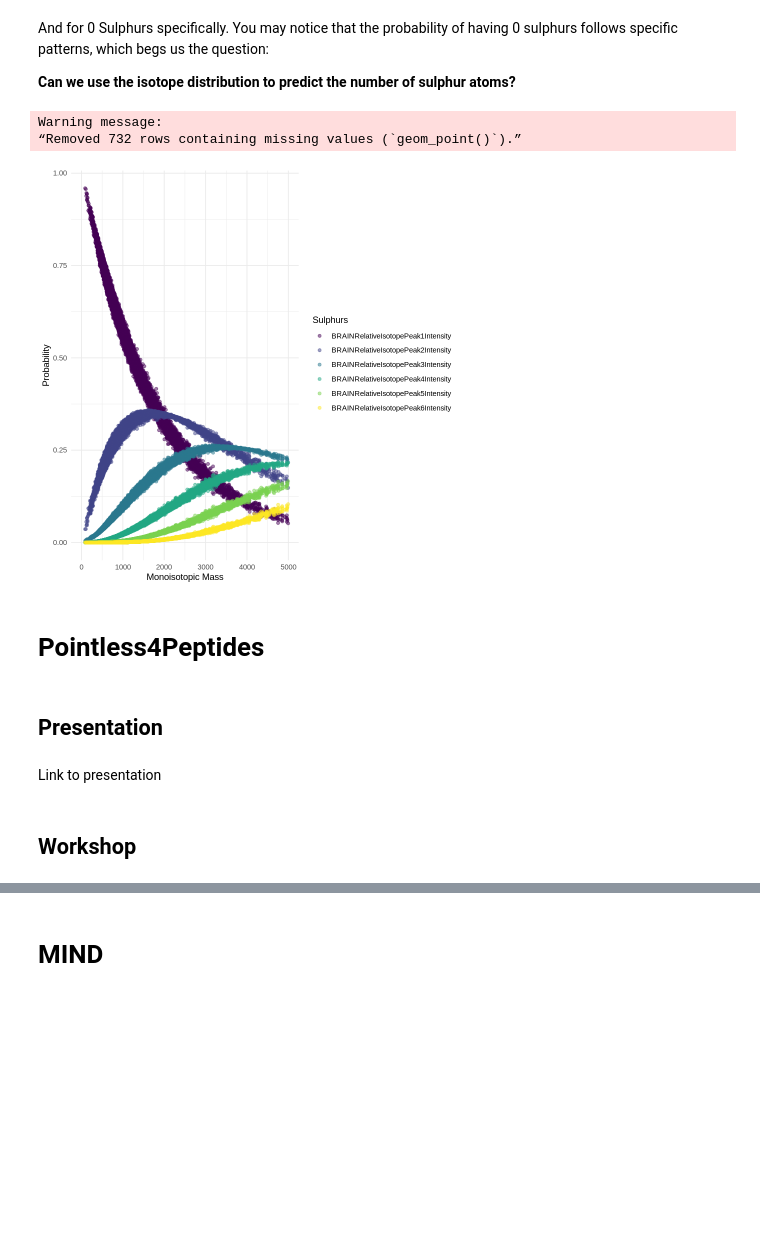
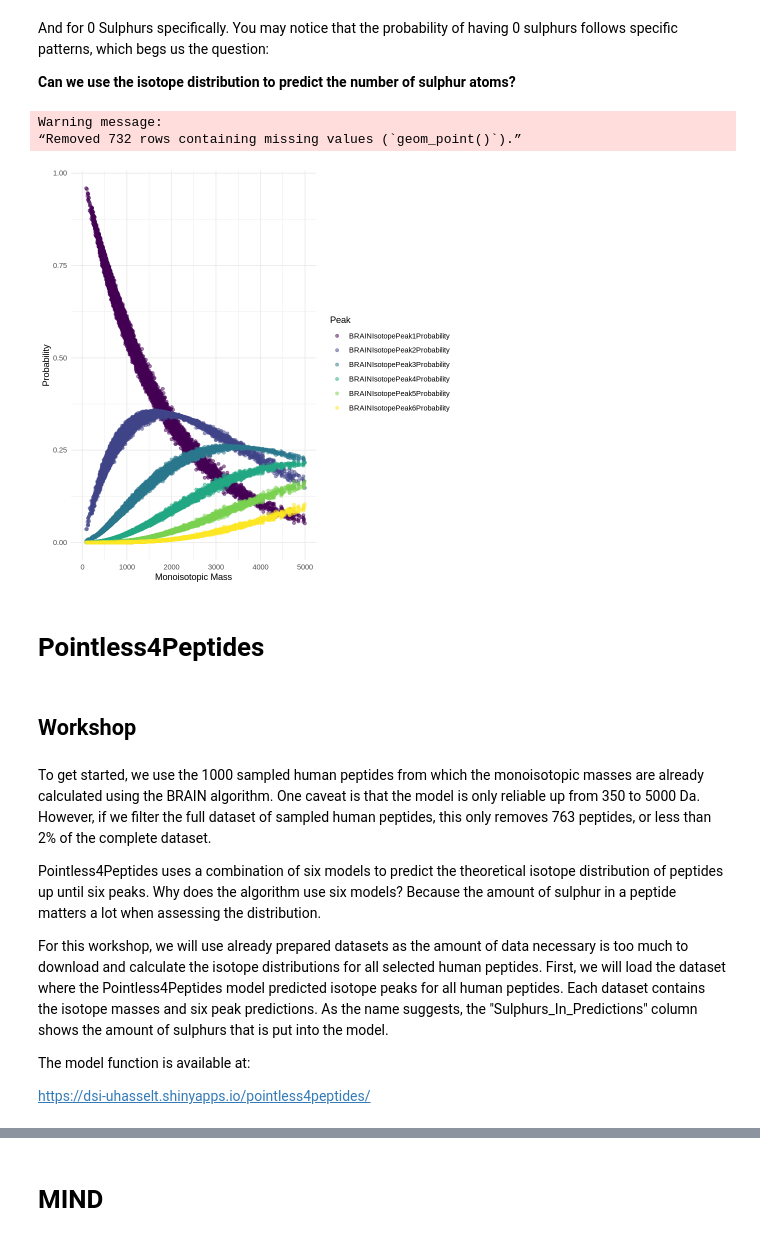
Before and after one commit to VilenneFrederique/EuBIC2024WS, a Jupyter notebook: EuBIC_Valkenborg_lab_Workshop.ipynb, the cells around one changed output, grey strips where cells are left out. Cells and saved outputs as stored; diff of their text form; code cells hidden in the pictures; blank space fills up the shorter version.

```diff
--- a/EuBIC_Valkenborg_lab_Workshop.ipynb
+++ b/EuBIC_Valkenborg_lab_Workshop.ipynb
@@ -200,12 +194,12 @@ Human_peptides_DF["BRAINMassPeak3"] <- NA
 Human_peptides_DF["BRAINMassPeak4"] <- NA
 Human_peptides_DF["BRAINMassPeak5"] <- NA
 Human_peptides_DF["BRAINMassPeak6"] <- NA
-Human_peptides_DF["BRAINRelativeIsotopePeak1Intensity"] <- NA
-Human_peptides_DF["BRAINRelativeIsotopePeak2Intensity"] <- NA
-Human_peptides_DF["BRAINRelativeIsotopePeak3Intensity"] <- NA
-Human_peptides_DF["BRAINRelativeIsotopePeak4Intensity"] <- NA
-Human_peptides_DF["BRAINRelativeIsotopePeak5Intensity"] <- NA
-Human_peptides_DF["BRAINRelativeIsotopePeak6Intensity"] <- NA
+Human_peptides_DF["BRAINIsotopePeak1Probability"] <- NA
+Human_peptides_DF["BRAINIsotopePeak2Probability"] <- NA
+Human_peptides_DF["BRAINIsotopePeak3Probability"] <- NA
+Human_peptides_DF["BRAINIsotopePeak4Probability"] <- NA
+Human_peptides_DF["BRAINIsotopePeak5Probability"] <- NA
+Human_peptides_DF["BRAINIsotopePeak6Probability"] <- NA
 
 for(index in 1:nrow(Human_peptides_DF)){
   # Extract information from dataframe required
@@ -229,11 +223,11 @@ for(index in 1:nrow(Human_peptides_DF)){
   Human_peptides_DF[index, "BRAINMassPeak4"] <- BRAINResults[["masses"]][4]
   Human_peptides_DF[index, "BRAINMassPeak5"] <- BRAINResults[["masses"]][5]
   Human_peptides_DF[index, "BRAINMassPeak6"] <- BRAINResults[["masses"]][6]
-  Human_peptides_DF[index, "BRAINRelativeIsotopePeak1Intensity"] <- BRAINResults[["isoDistr"]][1]
-  Human_peptides_DF[index, "BRAINRelativeIsotopePeak2Intensity"] <- BRAINResults[["isoDistr"]][2]
-  Human_peptides_DF[index, "BRAINRelativeIsotopePeak3Intensity"] <- BRAINResults[["isoDistr"]][3]
-  Human_peptides_DF[index, "BRAINRelativeIsotopePeak4Intensity"] <- BRAINResults[["isoDistr"]][4]
-  Human_peptides_DF[index, "BRAINRelativeIsotopePeak5Intensity"] <- BRAINResults[["isoDistr"]][5]
-  Human_peptides_DF[index, "BRAINRelativeIsotopePeak6Intensity"] <- BRAINResults[["isoDistr"]][6]
+  Human_peptides_DF[index, "BRAINIsotopePeak1Probability"] <- BRAINResults[["isoDistr"]][1]
+  Human_peptides_DF[index, "BRAINIsotopePeak2Probability"] <- BRAINResults[["isoDistr"]][2]
+  Human_peptides_DF[index, "BRAINIsotopePeak3Probability"] <- BRAINResults[["isoDistr"]][3]
+  Human_peptides_DF[index, "BRAINIsotopePeak4Probability"] <- BRAINResults[["isoDistr"]][4]
+  Human_peptides_DF[index, "BRAINIsotopePeak5Probability"] <- BRAINResults[["isoDistr"]][5]
+  Human_peptides_DF[index, "BRAINIsotopePeak6Probability"] <- BRAINResults[["isoDistr"]][6]
 }
 # %% [markdown]
@@ -472,23 +466,29 @@ And for 0 Sulphurs specifically. You may notice that the probability of having 0
 # %%
 Human_peptides_DF %>%
   filter(Sulphurs == 0) %>%
-  select(`Monoisotopic Mass`, Sulphurs, BRAINRelativeIsotopePeak1Intensity:BRAINRelativeIsotopePeak6Intensity) %>%
-  gather(key = "Peak", value = "Probability", BRAINRelativeIsotopePeak1Intensity:BRAINRelativeIsotopePeak6Intensity) %>%
+  select(`Monoisotopic Mass`, Sulphurs, BRAINIsotopePeak1Probability:BRAINIsotopePeak6Probability) %>%
+  gather(key = "Peak", value = "Probability", BRAINIsotopePeak1Probability:BRAINIsotopePeak6Probability) %>%
   ggplot(aes(x = `Monoisotopic Mass`, y = Probability, colour = Peak)) +
   geom_point(alpha = 0.5) +
   theme_minimal() +
   xlim(0, 5000) +
   scale_colour_viridis(discrete = TRUE) +
-  labs(colour = "Sulphurs")
+  labs(colour = "Peak")
 # %% [output]
 Warning message:
 “Removed 732 rows containing missing values (`geom_point()`).”
-[figure, old version]
+[figure, new version]
 # %% [markdown]
 # Pointless4Peptides
-# %% [markdown]
-## Presentation
-# %% [markdown]
-Link to presentation
 # %% [markdown]
 ## Workshop
+# %% [markdown]
+To get started, we use the 1000 sampled human peptides from which the monoisotopic masses are already calculated using the BRAIN algorithm. One caveat is that the model is only reliable up from 350 to 5000 Da. However, if we filter the full dataset of sampled human peptides, this only removes 763 peptides, or less than 2% of the complete dataset.
+
+Pointless4Peptides uses a combination of six models to predict the theoretical isotope distribution of peptides up until six peaks. Why does the algorithm use six models? Because the amount of sulphur in a peptide matters a lot when assessing the distribution.
+
+For this workshop, we will use already prepared datasets as the amount of data necessary is too much to download and calculate the isotope distributions for all selected human peptides. First, we will load the dataset where the Pointless4Peptides model predicted isotope peaks for all human peptides. Each dataset contains the isotope masses and six peak predictions. As the name suggests, the "Sulphurs_In_Predictions" column shows the amount of sulphurs that is put into the model.
+
+The model function is available at:
+
+https://dsi-uhasselt.shinyapps.io/pointless4peptides/
```
Also changed, not shown: parts of 64 cells of this notebook, 11 other files.
